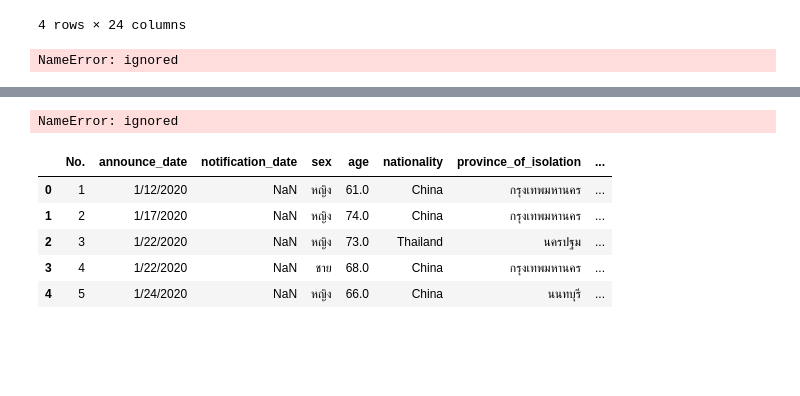
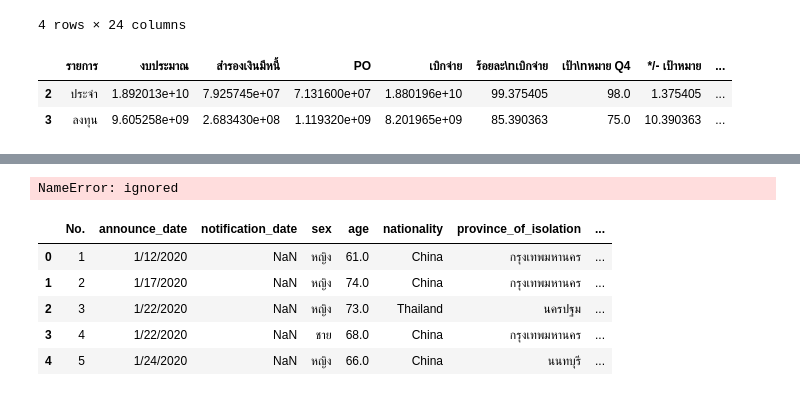
Before and after one commit to 643021273-8/python-_dataviz2023, a Jupyter notebook: Pandas102.ipynb, the cells around one changed output, grey strips where cells are left out. Drawn from its saved outputs; the diff is of its cells as text; code cells hidden in the pictures; blank space fills up the shorter version.

```diff
--- a/Pandas102.ipynb
+++ b/Pandas102.ipynb
@@ -76,6 +76,8 @@ sep_df
 | 3 | ลงทุน | 9.605258e+09 | 2.683430e+08 | 1.119320e+09 | 8.201965e+09 | 85.390363 | 75.0 | 10.390363 | ... |
 4 rows × 24 columns
 # %%
-sep_df.iloc = data1.iloc [-15:,:2]
+sep_df.iloc[-2:,:15]#เฉลยควิซ
 # %% [output]
-NameError: ignored
+|  | รายการ | งบประมาณ | สำรองเงินมีหนี้ | PO | เบิกจ่าย | ร้อยละ\nเบิกจ่าย | เป้า\nหมาย Q4 | */- เป้าหมาย | ... |
+| 2 | ประจำ | 1.892013e+10 | 7.925745e+07 | 7.131600e+07 | 1.880196e+10 | 99.375405 | 98.0 | 1.375405 | ... |
+| 3 | ลงทุน | 9.605258e+09 | 2.683430e+08 | 1.119320e+09 | 8.201965e+09 | 85.390363 | 75.0 | 10.390363 | ... |
```
Also changed, not shown: parts of 5 cells of this notebook.
